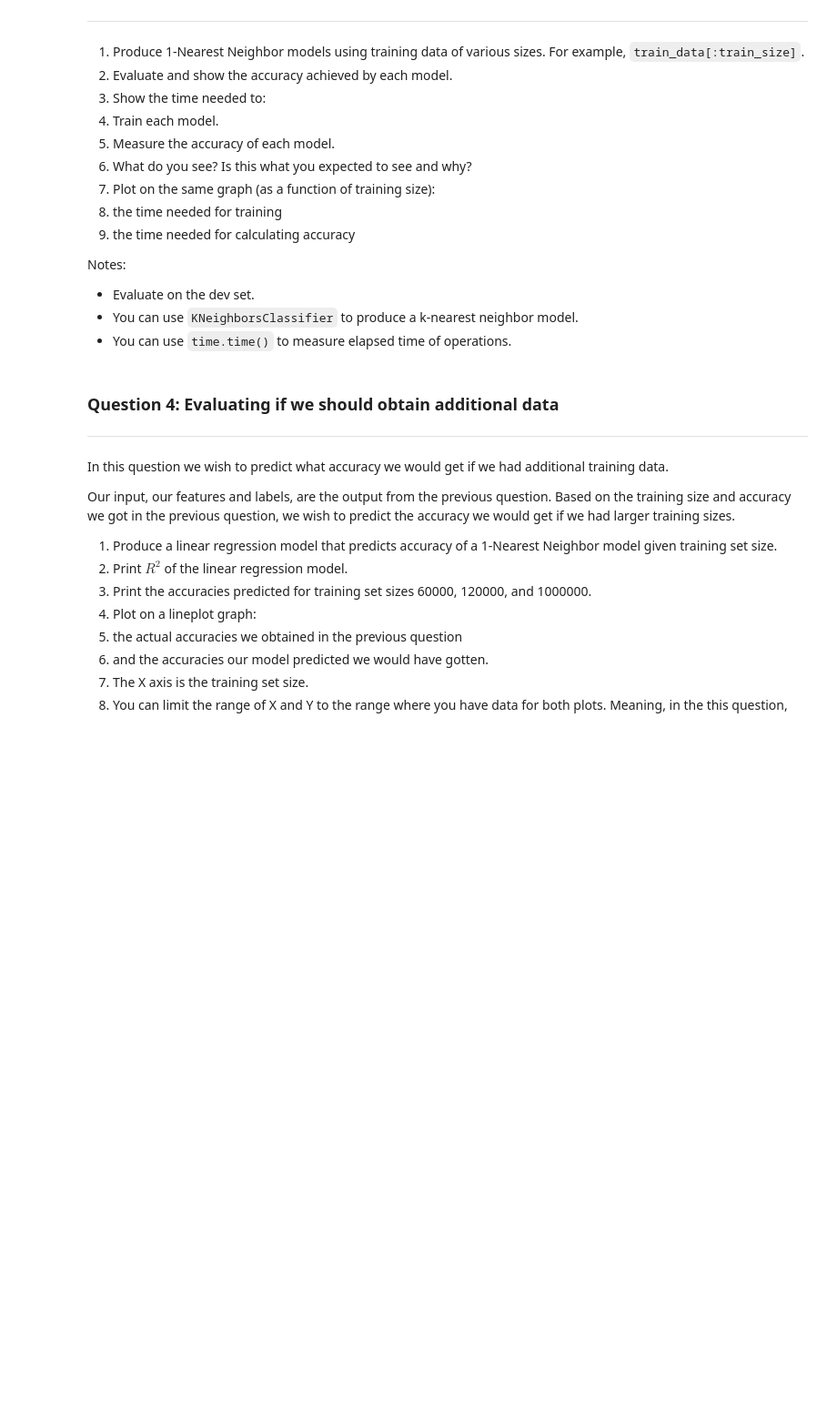
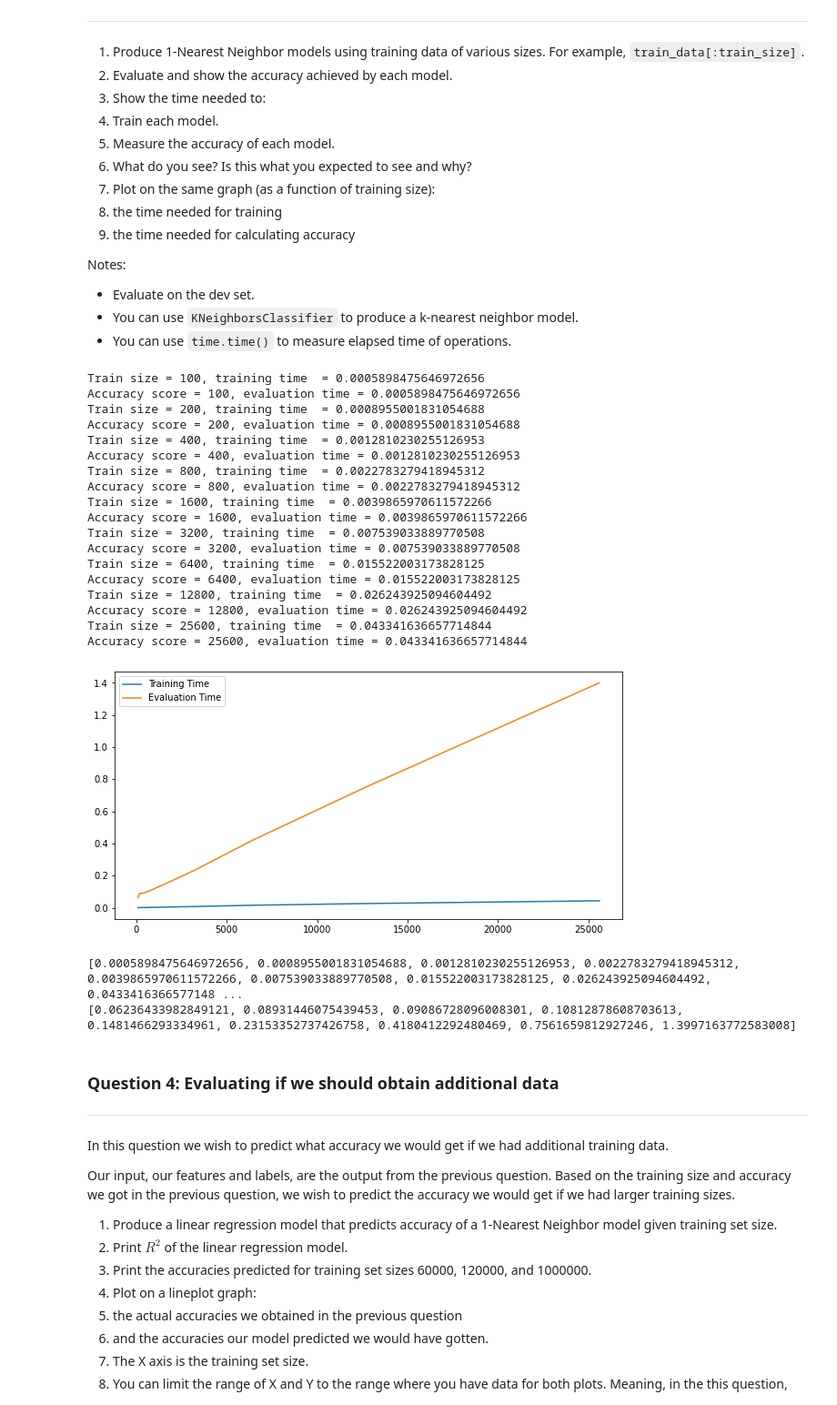
Before and after one commit to marciayyl/w207, a Jupyter notebook: Yiying_Liu_project1.ipynb, the cells around one changed output. Shown at 91% size. Drawn from its saved outputs; the diff is of its cells as text; code cells hidden in the pictures; blank space fills up the shorter version.

```diff
--- a/Yiying_Liu_project1.ipynb
+++ b/Yiying_Liu_project1.ipynb
@@ -380,18 +380,73 @@ Notes:
 * Evaluate on the dev set.
 * You can use `KNeighborsClassifier` to produce a k-nearest neighbor model.
 * You can use `time.time()` to measure elapsed time of operations.
-# %%
-def Q3(train_sizes, accuracies):
-
-### STUDENT START ###
-
-### STUDENT END ###
-
-train_sizes = [100, 200, 400, 800, 1600, 3200, 6400, 12800, 25600]
-accuracies = []
-train_times = []
-eval_times = []
-Q3(train_sizes, accuracies, train_times, eval_times)
+# %%
+def Q3(train_sizes, accuracies, train_times, eval_times):
+
+### STUDENT START ###
+  for train_size in train_sizes:
+    knn = KNeighborsClassifier(n_neighbors=1)
+    time_start = time.time()
+    knn.fit(train_data[:train_size], train_labels[:train_size])
+    train_time = time.time() - time_start
+    train_times.append(train_time)
+    print("Train size = {}, training time  = {}".format(
+        train_size,
+        train_time
+        )
+    )
+
+    acc_time = time.time()
+    acc_score = knn.score(dev_data, dev_labels)
+    eval_time = time.time() - acc_time
+    eval_times.append(eval_time)
+    print("Accuracy score = {}, evaluation time = {}".format(
+        train_size,
+        train_time
+        )
+    )
+
+  fig = plt.figure(figsize=(10, 5))
+  plt.plot(train_sizes, train_times, label = "Training Time")
+  plt.plot(train_sizes, eval_times,  label = "Evaluation Time")
+  plt.legend()
+  plt.show()
+  return accuracies, train_times, eval_times
+
+
+
+### STUDENT END ###
+
+train_sizes = [100, 200, 400, 800, 1600, 3200, 6400, 12800, 25600]
+accuracies = []
+train_times = []
+eval_times = []
+
+accuracies, train_times, eval_times = Q3(train_sizes, accuracies, train_times, eval_times)
+print(train_times)
+print(eval_times)
+# %% [output]
+Train size = 100, training time  = 0.0005898475646972656
+Accuracy score = 100, evaluation time = 0.0005898475646972656
+Train size = 200, training time  = 0.0008955001831054688
+Accuracy score = 200, evaluation time = 0.0008955001831054688
+Train size = 400, training time  = 0.0012810230255126953
+Accuracy score = 400, evaluation time = 0.0012810230255126953
+Train size = 800, training time  = 0.0022783279418945312
+Accuracy score = 800, evaluation time = 0.0022783279418945312
+Train size = 1600, training time  = 0.0039865970611572266
+Accuracy score = 1600, evaluation time = 0.0039865970611572266
+Train size = 3200, training time  = 0.007539033889770508
+Accuracy score = 3200, evaluation time = 0.007539033889770508
+Train size = 6400, training time  = 0.015522003173828125
+Accuracy score = 6400, evaluation time = 0.015522003173828125
+Train size = 12800, training time  = 0.026243925094604492
+Accuracy score = 12800, evaluation time = 0.026243925094604492
+Train size = 25600, training time  = 0.043341636657714844
+Accuracy score = 25600, evaluation time = 0.043341636657714844
+[figure, added]
+[0.0005898475646972656, 0.0008955001831054688, 0.0012810230255126953, 0.0022783279418945312, 0.0039865970611572266, 0.007539033889770508, 0.015522003173828125, 0.026243925094604492, 0.0433416366577148 ...
+[0.06236433982849121, 0.08931446075439453, 0.09086728096008301, 0.10812878608703613, 0.1481466293334961, 0.23153352737426758, 0.4180412292480469, 0.7561659812927246, 1.3997163772583008]
 # %% [markdown]
 ### Question 4: Evaluating if we should obtain additional data
 ---
```
